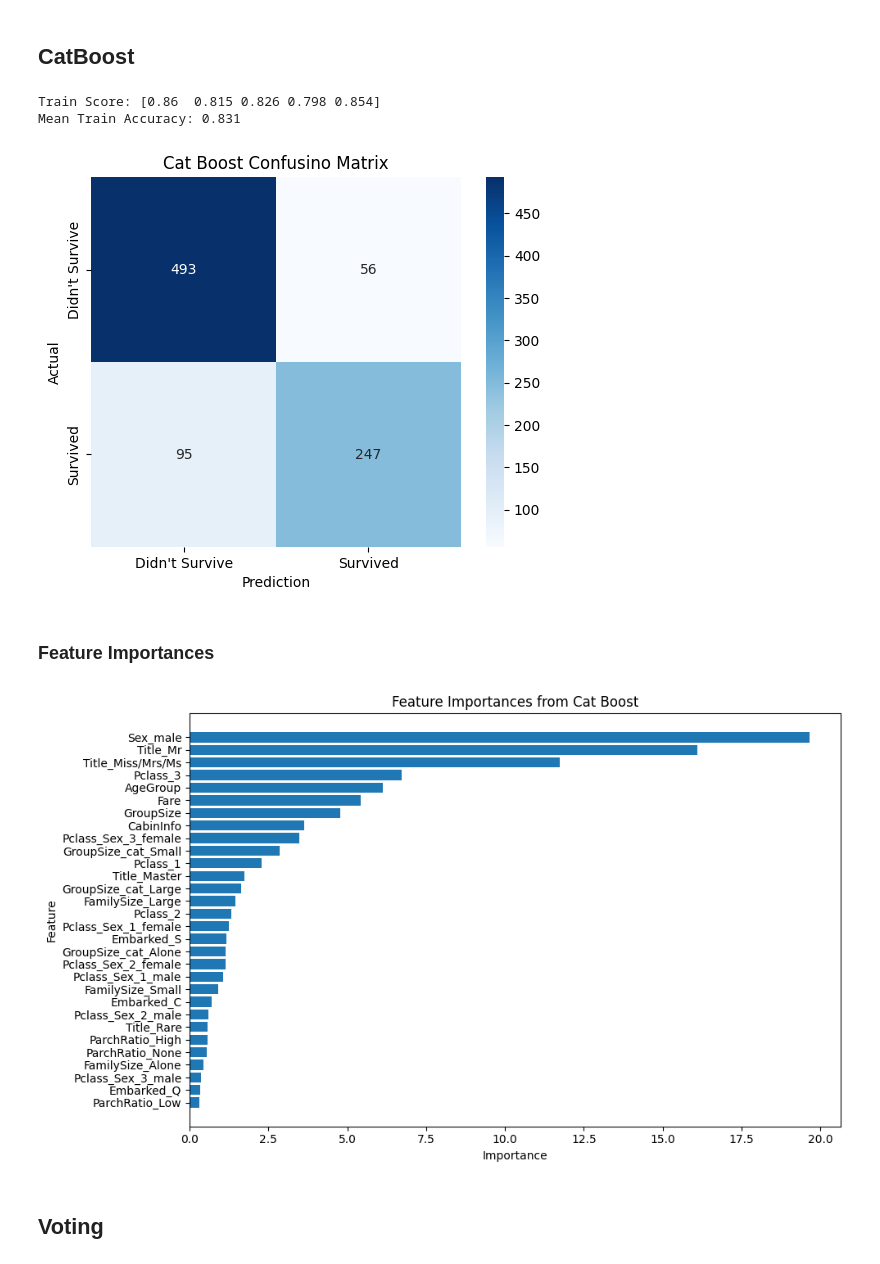
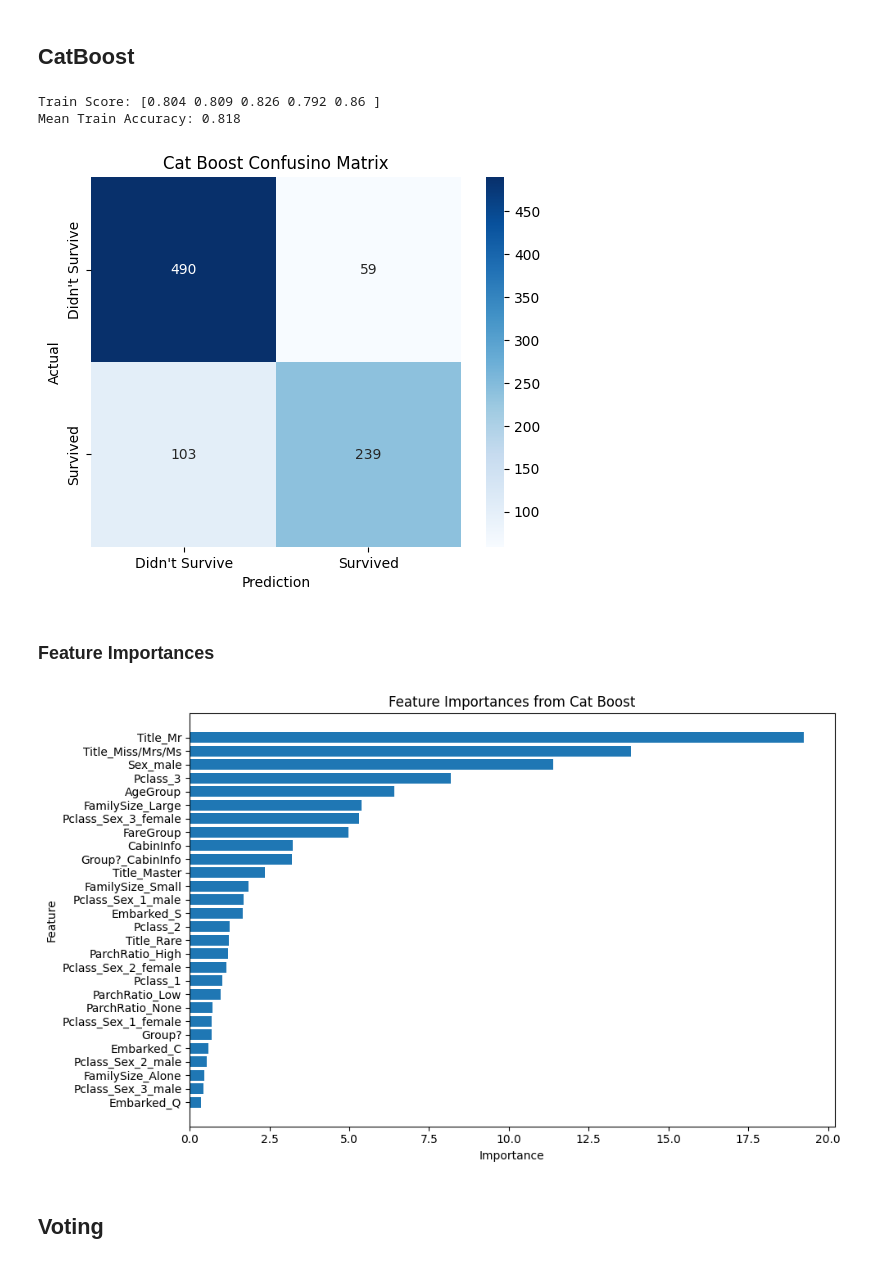
Before and after one commit to sh1508/Data_Science_Portfolio, a Jupyter notebook: Titanic_Survivor_Classification/titanic-machine-learning-from-disaster.ipynb, the cells around one changed output. Drawn from its saved outputs; the diff is of its cells as text; code cells hidden in the pictures.

```diff
--- a/Titanic_Survivor_Classification/titanic-machine-learning-from-disaster.ipynb
+++ b/Titanic_Survivor_Classification/titanic-machine-learning-from-disaster.ipynb
@@ -1494,6 +1542,7 @@ Now that we have explored many features and gained a much deeper understanding o
 # %%
 train_df = train.copy()
 test_df = test.copy()
-all_df = pd.concat([train_df, test_df])
+
+all_df = pd.concat([train_df, test_df]).reset_index(drop = True)
 
 train_end_idx = 891
@@ -1501,6 +1553,7 @@ train_end_idx = 891
 # Etract ``Title`` from ``Name`` and map them
 all_df['Title'] = all_df["Name"].str.extract(' ([A-Za-z]+)\.', expand=False)
 
+# mapping dict based on the training set
 title_mapping = {"Mr": "Mr",
                  "Miss": "Miss/Mrs/Ms",
                  "Mrs": "Miss/Mrs/Ms",
@@ -1520,16 +1573,27 @@ title_mapping = {"Mr": "Mr",
                  "Sir": "Rare" # Men of knighthood or baronetcy in English-speaking countries
                 }
 
-all_df["Title"] = all_df["Title"].map(title_mapping)
+# fill with "Rare" if there is any title that did not appear in the training set
+all_df["Title"] = all_df["Title"].map(title_mapping).fillna("Rare")
 
 # Create ``GroupSize`` from ``Ticket`` and map them
-all_df["GroupSize"] = all_df.groupby("Ticket")["PassengerId"].transform("count")
+groupsize_mapping = all_df[:train_end_idx].groupby("Ticket")["PassengerId"].count().to_dict()
+all_df["Group?"] = all_df["Ticket"].map(groupsize_mapping)
+all_df["Group?"] = all_df["Group?"].fillna(-1) # unique in the test set
+all_df.loc[:train_end_idx - 1, "Group?"] = np.where(all_df.loc[:train_end_idx - 1, "Group?"] > 1,
+                                                 1,
+                                                 0)
+all_df.loc[train_end_idx:, "Group?"] = np.where(all_df.loc[train_end_idx:, "Group?"] > 0, # in case that ticket no. appeard only once in the training set but appeared again in the test set
+                                                 1,
+                                                 all_df.loc[train_end_idx:, "Group?"]) # -1
 
-all_df["GroupSize_cat"] = np.where(all_df["GroupSize"] == 1,
-                                   "Alone",
-                                   np.where(all_df["GroupSize"].isin([2,3,4]),
-                                            "Small",
-                                            "Large"))
+# all_df["GroupSize_cat"] = np.where(all_df["GroupSize"] == 0,
+#                                    "N/A",
+#                                    np.where(all_df["GroupSize"] == 1,
+#                                            "Alone",
+#                                            np.where(all_df["GroupSize"].isin([2,3,4]),
+#                                                     "Small",
+#                                                     "Large"))
 
 # Convert ``Pclass`` into object
 all_df["Pclass"] = all_df["Pclass"].astype("object")
@@ -1558,7 +1622,7 @@ all_df["ParchRatio"] = np.where(all_df["ParchRatio"] == 0,
 all_df["CabinInfo"] = np.where(all_df["Cabin"].isna(), 0, 1)
 
 # Impute missing values in ``Embarked``
-most_freq = all_df.iloc[:train_end_idx]["Embarked"].mode()[0]
+most_freq = all_df.iloc[:train_end_idx-1]["Embarked"].mode()[0]
 
 all_df["Embarked"] = all_df["Embarked"].fillna(most_freq)
 
@@ -1567,6 +1631,8 @@ all_df["Embarked"] = all_df["Embarked"].fillna(most_freq)
 all_df["Pclass_Sex"] = all_df["Pclass"].astype(str) + '_' + all_df["Sex"].astype(str)
 # all_df["Pclass_Title"] = all_df["Pclass"].astype(str) + '_' + all_df["Title"].astype(str)
 
+# Create an interaction term "Group?_CabinInfo"
+all_df["Group?_CabinInfo"] = all_df["Group?"] + all_df["CabinInfo"]
 
 # Impute a missing value in ``Fare``
 Pclass_3_Embarked_S = 8.05
@@ -1580,20 +1646,20 @@ fare_label = [0, 1, 2, 3, 4]
 all_df["FareGroup"] = pd.cut(all_df["Fare"], fare_bins, labels = fare_label).astype("int")
 
 # Drop unnecessary features
-drop_cols = ["PassengerId", "Name", "Ticket", "SibSp", "Parch","Cabin", "FareGroup"]
+drop_cols = ["PassengerId", "Name", "Ticket", "SibSp", "Parch","Cabin", "Fare"]
 
 all_df = all_df.drop(drop_cols, axis = 1)
 
 # Split the dataframe back into the training and test set
 train_df = all_df.iloc[:train_end_idx]
-test_df = all_df.iloc[train_end_idx:]
+test_df = all_df.iloc[train_end_idx:].reset_index(drop = True)
 
 X_train = train_df.drop("Survived", axis = 1)
 y_train = train_df["Survived"]
 X_test = test_df.drop("Survived", axis = 1)
 
 # OneHotEncoding
-cat_cols = ["Pclass", "Sex", "Title", "FamilySize", "GroupSize_cat", "Embarked", "ParchRatio", "Pclass_Sex"]
+cat_cols = ["Pclass", "Sex", "Title", "FamilySize", "Embarked", "ParchRatio", "Pclass_Sex"]
 # "GroupSize_cat", "ParchRatio", "Embarked", "Pclass_Sex_Embarked",  "Pclass_Title"
 
 enc = OneHotEncoder(handle_unknown = "ignore", drop = 'if_binary')
@@ -1958,37 +2004,37 @@ y_pred = cross_val_predict(cat, X_train_r, y_train, cv=5) # will use this when p
 print(f'Train Score: {score_train_cat}')
 print(f'Mean Train Accuracy: {score_train_mean_cat}')
 # %% [output]
-Train Score: [0.86  0.815 0.826 0.798 0.854]
-Mean Train Accuracy: 0.831
+Train Score: [0.804 0.809 0.826 0.792 0.86 ]
+Mean Train Accuracy: 0.818
 # %%
 cat_confusion_matrix = confusion_matrix(y_train, y_pred)
 
 beautified_confusion_matrix(cat_confusion_matrix, 'Cat Boost')
 # %% [output]
-[figure, old version]
+[figure, new version]
 # %% [markdown]
 ### Feature Importances
 # %%
-ada.fit(X_train_r, y_train)
+cat.fit(X_train_r, y_train)
 
 importances = cat.feature_importances_
 feature_names = X_train_r.columns
 
 # Create a DataFrame for plotting
 feature_importances = pd.DataFrame({'Feature': feature_names, 'Importance': importances})
 feature_importances = feature_importances.sort_values(by='Importance', ascending=False)
 
 # Plot the feature importances
 plt.figure(figsize=(10, 6))
 plt.barh(feature_importances['Feature'], feature_importances['Importance'])
 plt.xlabel('Importance')
 plt.ylabel('Feature')
 plt.title('Feature Importances from Cat Boost')
 plt.gca().invert_yaxis()
 plt.tight_layout()
 plt.show()
 # %% [output]
-[figure, old version]
+[figure, new version]
 # %% [markdown]
 ## Voting
 # %%
```
Also changed, not shown: parts of 37 cells of this notebook.
